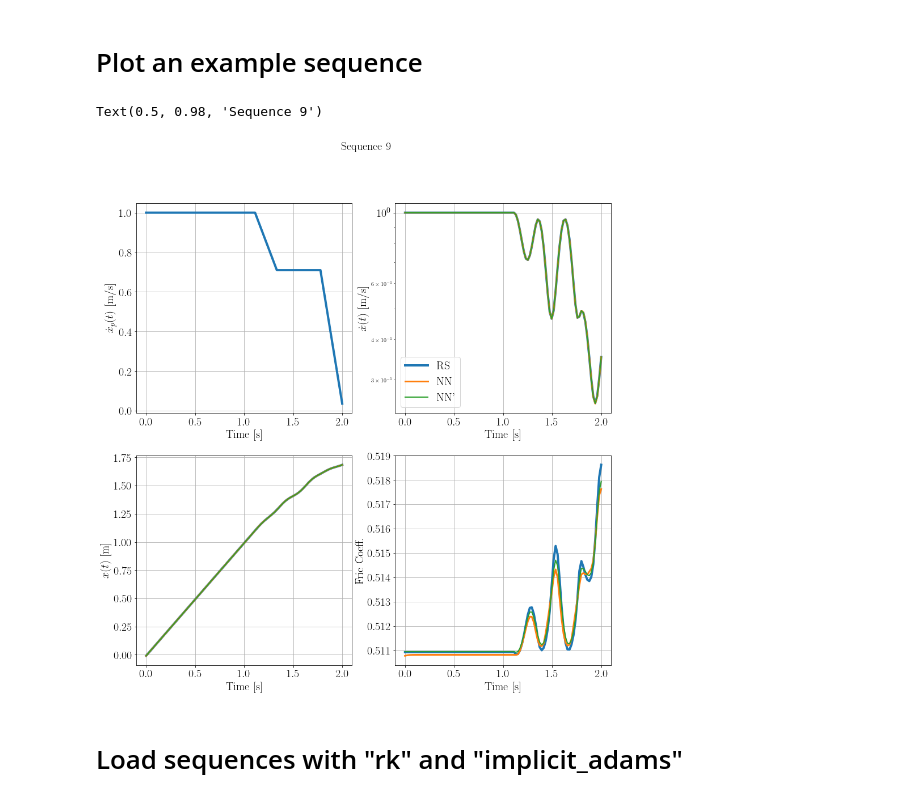
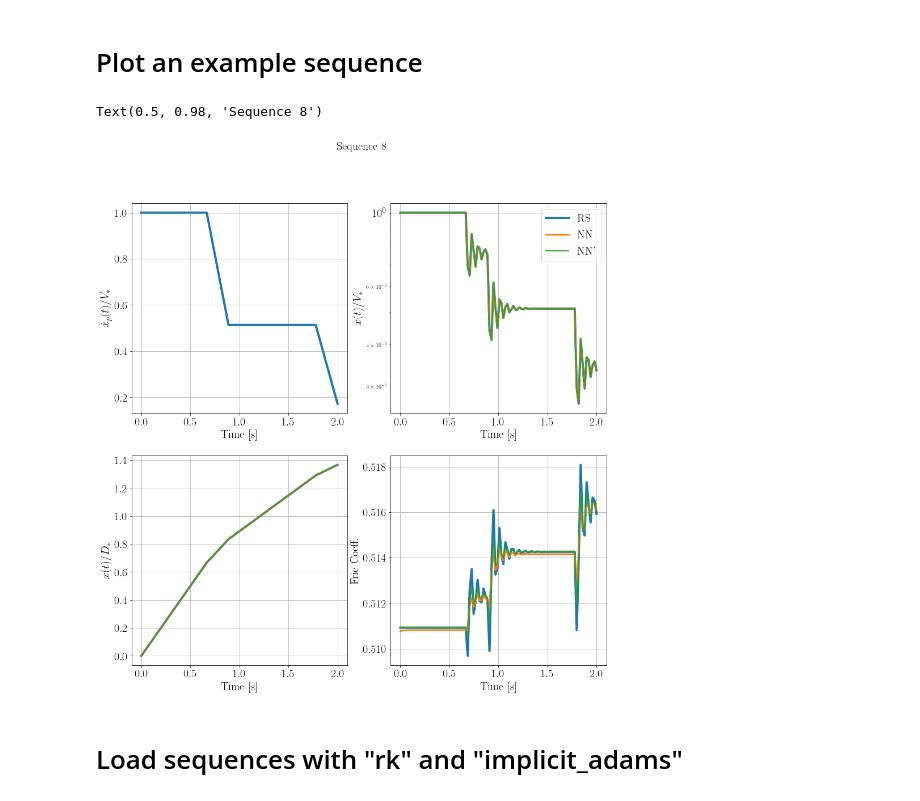
Before and after one commit to Shengduo/RateAndStateWithPotential, a Jupyter notebook: SpringSliderTrial.ipynb, the cells around one changed output. Cells and saved outputs as stored; diff of their text form; code cells hidden in the pictures.

```diff
--- a/SpringSliderTrial.ipynb
+++ b/SpringSliderTrial.ipynb
@@ -351,20 +351,21 @@ NameError: name 'err_x' is not defined
 # %%
 # Plot a sequence
 # Plot the sequences from NN and rate-and-state friction on the same plot
 import random
 NofSeqs = 10
 
 # Plot a sequence
 idx = random.randint(0, NofSeqs - 1)
-idx = 9
+idx = 8
 VV, tt = res['myVTs'][idx].VT[0, :], res['myVTs'][idx].VT[1, :]
 t = res['ts'][idx]
 Vs = [res['y_RSs'][idx][1, :], res['y_NNs'][idx][1, :], res1['y_NNs'][idx][1, :]]
 xs = [res['y_RSs'][idx][0, :], res['y_NNs'][idx][0, :], res1['y_NNs'][idx][0, :]]
 Frics = [res['Fric_RSs'][idx], res['Fric_NNs'][idx], res1['Fric_NNs'][idx]]
-f, axs = plotGenVXFric(VV, tt, t, Vs, xs, Frics, legends=["RS", "NN", "NN'"])
+# f, axs = plotGenVXFric(VV, tt, t, Vs, xs, Frics, legends=["RS", "NN", "NN'"])
+f, axs = plotGenVXFric_nondim(VV, tt, t, Vs, xs, Frics, legends=["RS", "NN", "NN'"])
 f.suptitle("Sequence {0}".format(idx), fontsize=20)
 # %% [output]
-Text(0.5, 0.98, 'Sequence 9')
+Text(0.5, 0.98, 'Sequence 8')
-[figure, old version]
+[figure, new version]
 # %%
```
Also changed, not shown: parts of 3 cells of this notebook, 3 other files.
